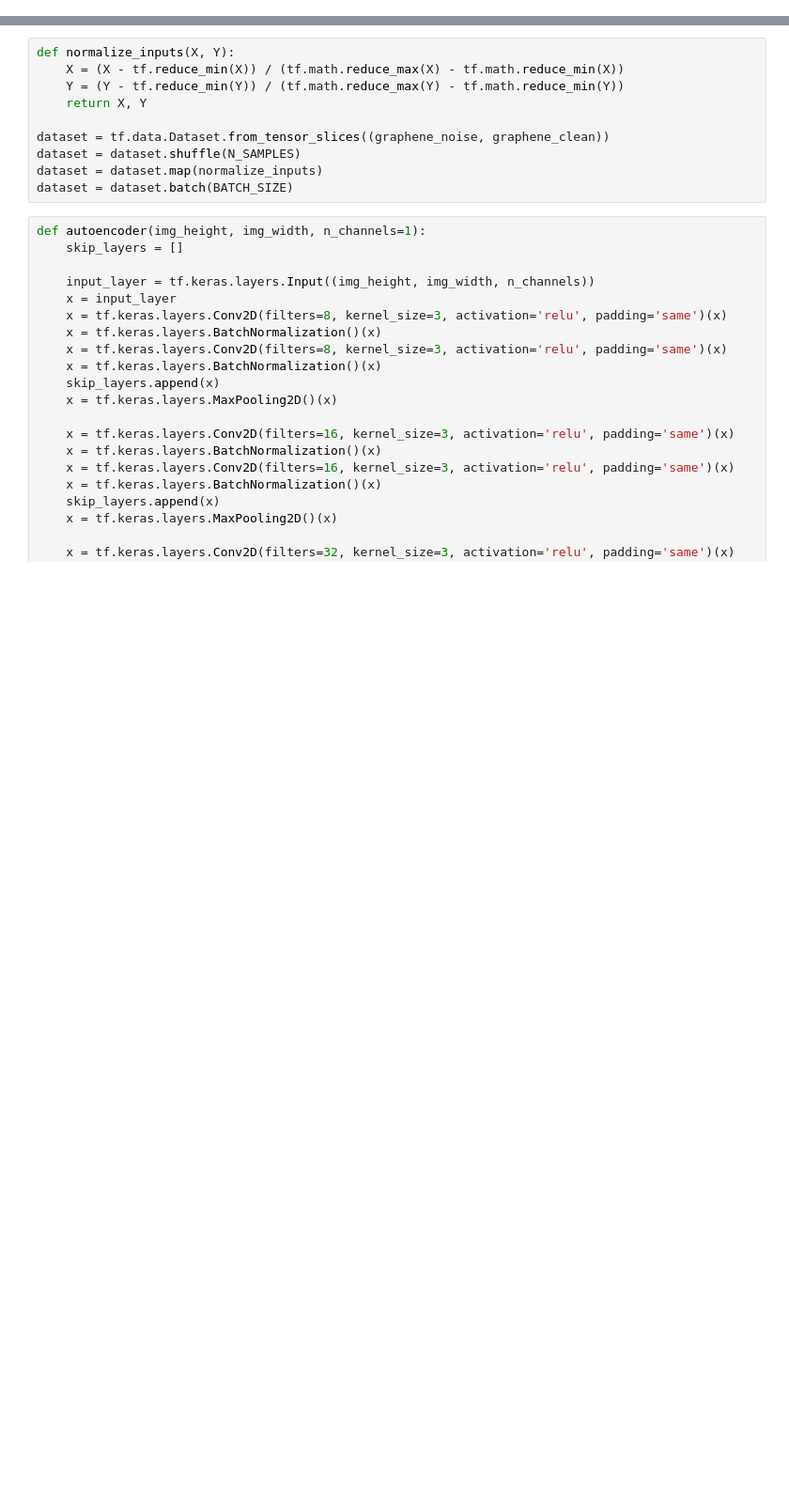
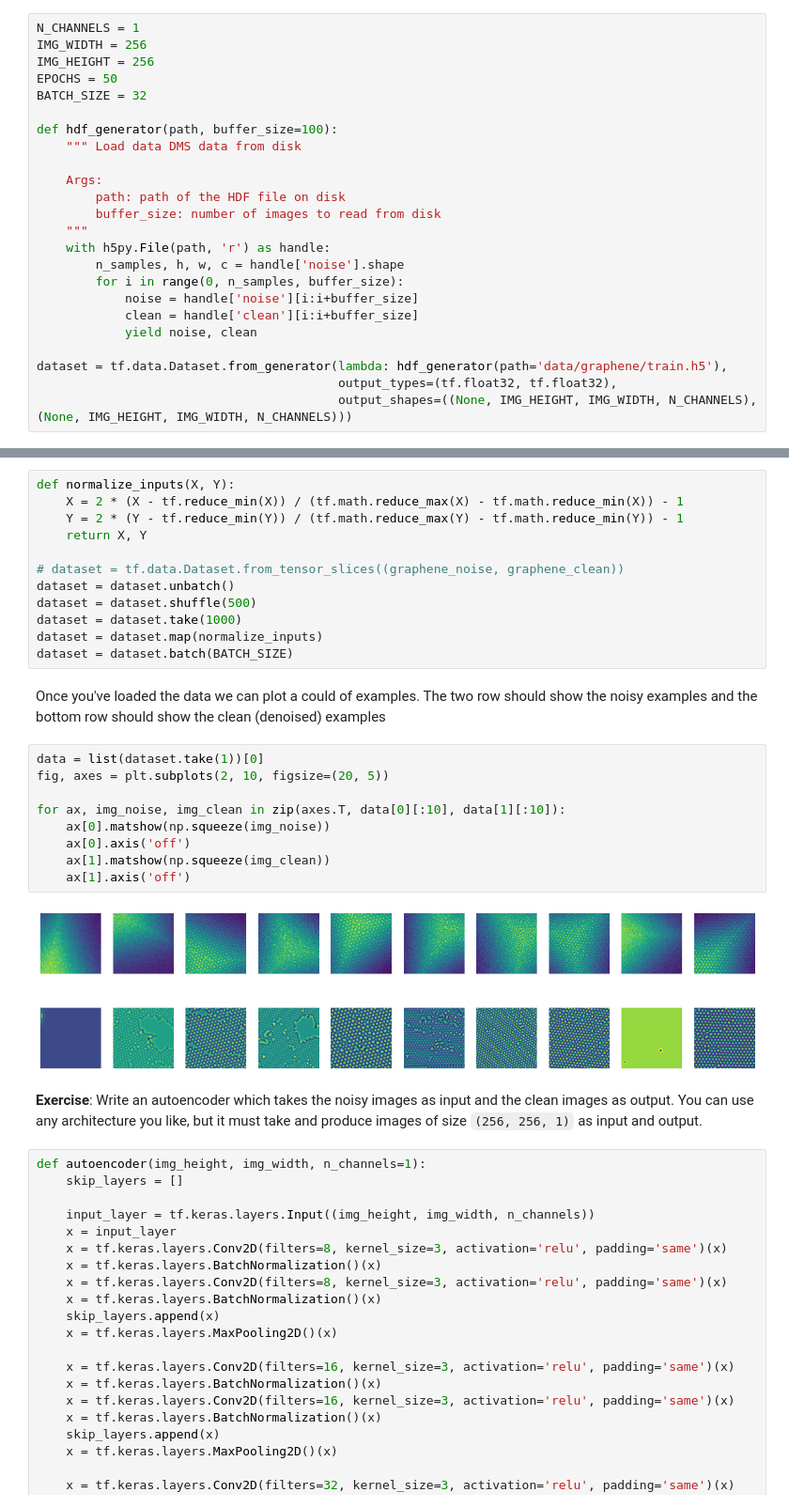
Before and after one commit to stfc-sciml/sciml-workshop, a Jupyter notebook: cnn_lesson_3.ipynb, the cells around one changed output, grey strips where cells are left out. Shown: that part at 94% size. Cells and saved outputs as stored; diff of their text form; blank space fills up the shorter version.

```diff
--- a/cnn_lesson_3.ipynb
+++ b/cnn_lesson_3.ipynb
@@ -37,0 +32,24 @@ ax2.axis('off')
+# %%
+N_CHANNELS = 1
+IMG_WIDTH = 256
+IMG_HEIGHT = 256
+EPOCHS = 50
+BATCH_SIZE = 32
+
+def hdf_generator(path, buffer_size=100):
+    """ Load data DMS data from disk
+
+    Args:
+        path: path of the HDF file on disk
+        buffer_size: number of images to read from disk
+    """
+    with h5py.File(path, 'r') as handle:
+        n_samples, h, w, c = handle['noise'].shape
+        for i in range(0, n_samples, buffer_size):
+            noise = handle['noise'][i:i+buffer_size]
+            clean = handle['clean'][i:i+buffer_size]
+            yield noise, clean
+
+dataset = tf.data.Dataset.from_generator(lambda: hdf_generator(path='data/graphene/train.h5'),
+                                         output_types=(tf.float32, tf.float32),
+                                         output_shapes=((None, IMG_HEIGHT, IMG_WIDTH, N_CHANNELS), (None, IMG_HEIGHT, IMG_WIDTH, N_CHANNELS)))
@@ -38,13 +64,30 @@ ax2.axis('off')
 # %%
 def normalize_inputs(X, Y):
-    X = (X - tf.reduce_min(X)) / (tf.math.reduce_max(X) - tf.math.reduce_min(X))
-    Y = (Y - tf.reduce_min(Y)) / (tf.math.reduce_max(Y) - tf.math.reduce_min(Y))
+    X = 2 * (X - tf.reduce_min(X)) / (tf.math.reduce_max(X) - tf.math.reduce_min(X)) - 1
+    Y = 2 * (Y - tf.reduce_min(Y)) / (tf.math.reduce_max(Y) - tf.math.reduce_min(Y)) - 1
     return X, Y
 
-dataset = tf.data.Dataset.from_tensor_slices((graphene_noise, graphene_clean))
-dataset = dataset.shuffle(N_SAMPLES)
+# dataset = tf.data.Dataset.from_tensor_slices((graphene_noise, graphene_clean))
+dataset = dataset.unbatch()
+dataset = dataset.shuffle(500)
+dataset = dataset.take(1000)
 dataset = dataset.map(normalize_inputs)
 dataset = dataset.batch(BATCH_SIZE)
+# %% [markdown]
+Once you've loaded the data we can plot a could of examples. The two row should show the noisy examples and the bottom row should show the clean (denoised) examples
+# %%
+data = list(dataset.take(1))[0]
+fig, axes = plt.subplots(2, 10, figsize=(20, 5))
+
+for ax, img_noise, img_clean in zip(axes.T, data[0][:10], data[1][:10]):
+    ax[0].matshow(np.squeeze(img_noise))
+    ax[0].axis('off')
+    ax[1].matshow(np.squeeze(img_clean))
+    ax[1].axis('off')
+# %% [output]
+[figure, added]
+# %% [markdown]
+**Exercise**: Write an autoencoder which takes the noisy images as input and the clean images as output. You can use any architecture you like, but it must take and produce images of size `(256, 256, 1)` as input and output.
 # %%
 def autoencoder(img_height, img_width, n_channels=1):
     skip_layers = []
```
Also changed, not shown: parts of 12 cells of this notebook, 7 other files.
